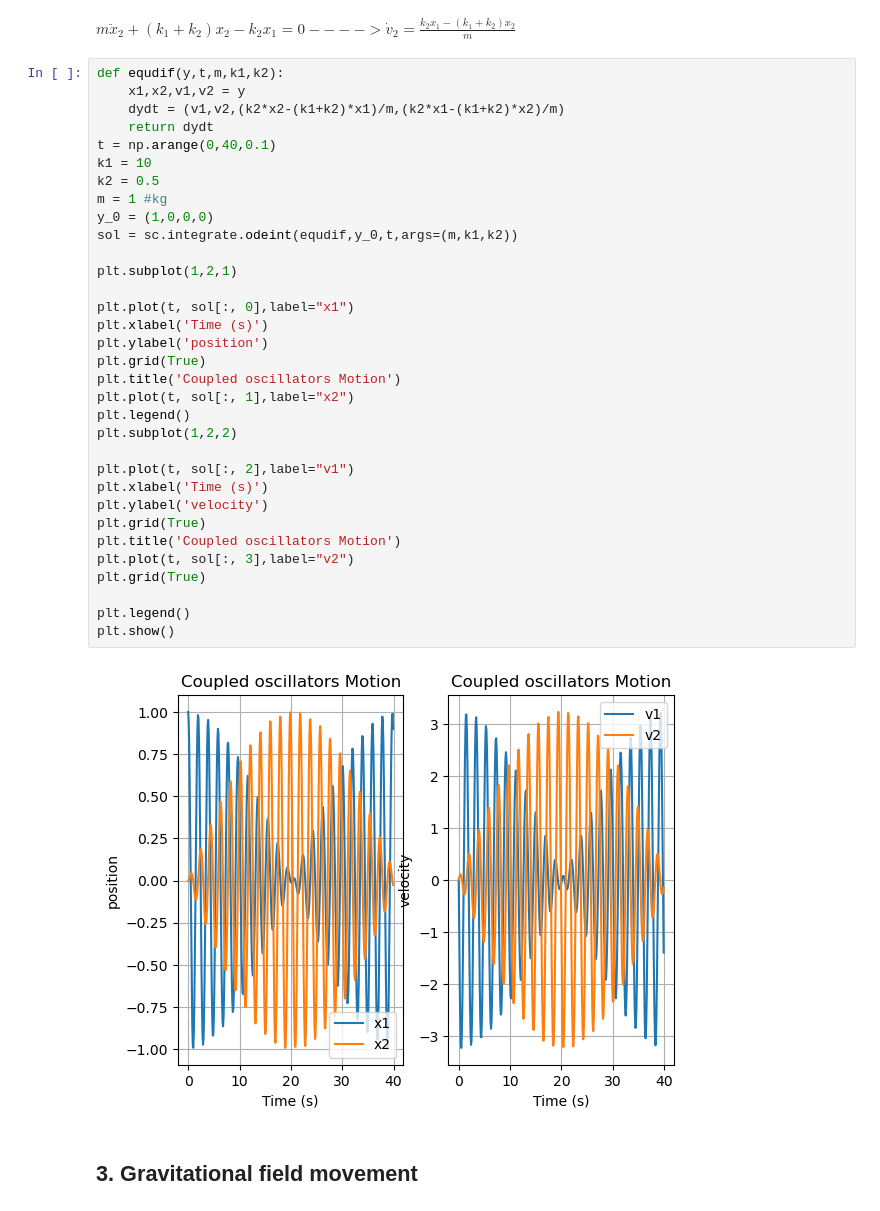
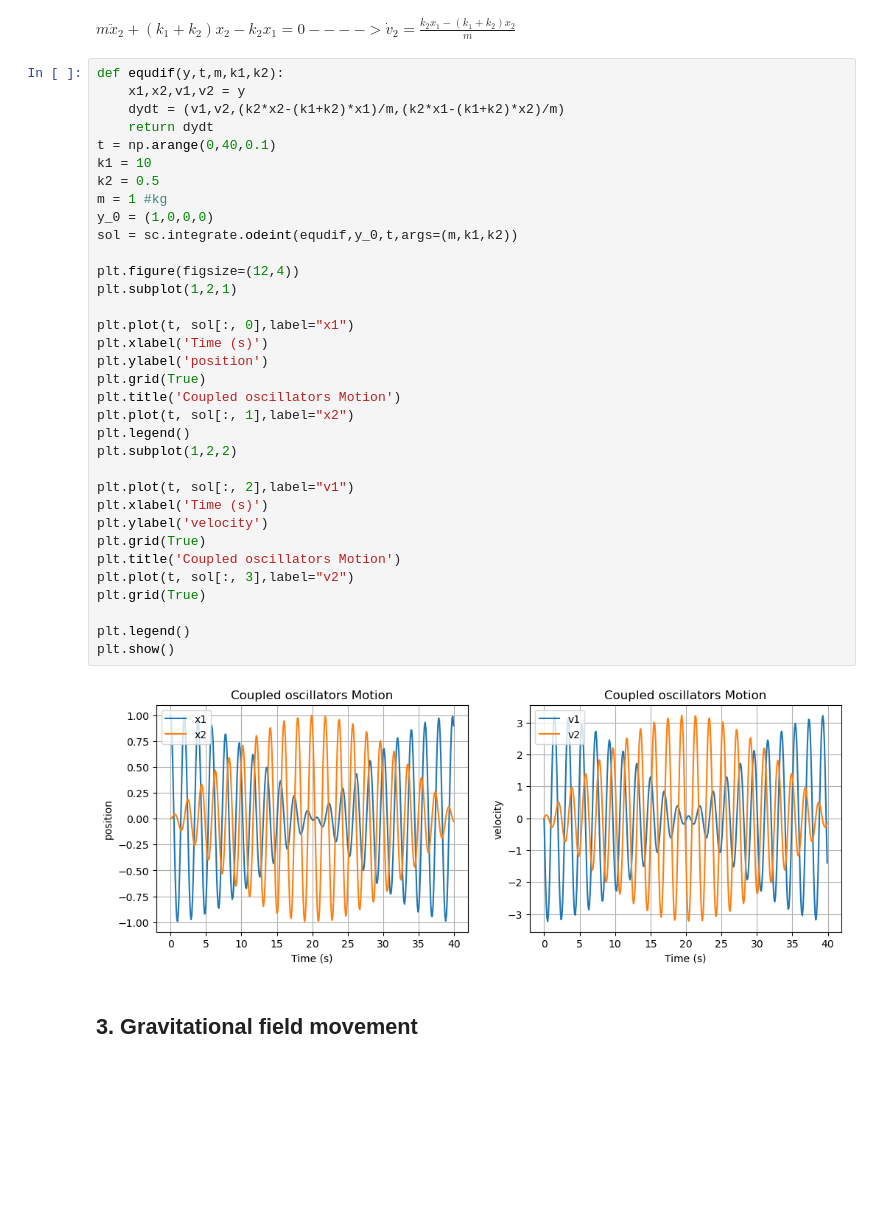
Before and after one commit to Alverd02/Simulations, a Jupyter notebook: Simulations.ipynb, the cells around one changed output. Cells and saved outputs as stored; diff of their text form; blank space fills up the shorter version.

```diff
--- a/Simulations.ipynb
+++ b/Simulations.ipynb
@@ -458,34 +464,35 @@ def equdif(y,t,m,k1,k2):
     return dydt
 t = np.arange(0,40,0.1)
 k1 = 10
 k2 = 0.5
 m = 1 #kg
 y_0 = (1,0,0,0)
 sol = sc.integrate.odeint(equdif,y_0,t,args=(m,k1,k2))
 
+plt.figure(figsize=(12,4))
 plt.subplot(1,2,1)
 
 plt.plot(t, sol[:, 0],label="x1")
 plt.xlabel('Time (s)')
 plt.ylabel('position')
 plt.grid(True)
 plt.title('Coupled oscillators Motion')
 plt.plot(t, sol[:, 1],label="x2")
 plt.legend()
 plt.subplot(1,2,2)
 
 plt.plot(t, sol[:, 2],label="v1")
 plt.xlabel('Time (s)')
 plt.ylabel('velocity')
 plt.grid(True)
 plt.title('Coupled oscillators Motion')
 plt.plot(t, sol[:, 3],label="v2")
 plt.grid(True)
 
 plt.legend()
 plt.show()
 # %% [output]
-[figure, old version]
+[figure, new version]
 # %% [markdown]
 ## 3. Gravitational field movement
 # %% [markdown]
```
Also changed, not shown: parts of 5 cells of this notebook.
